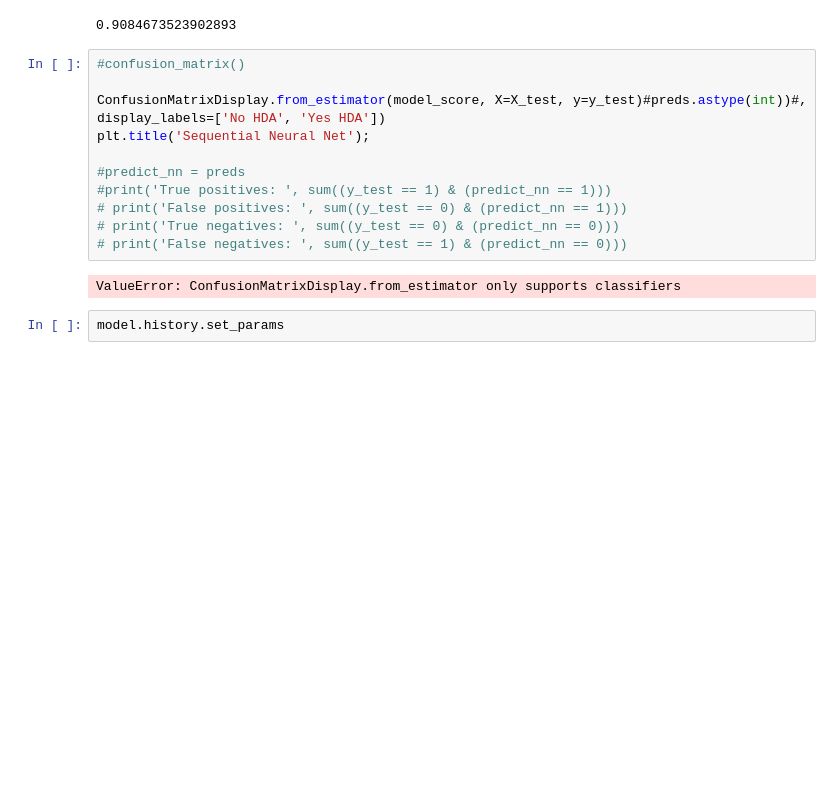
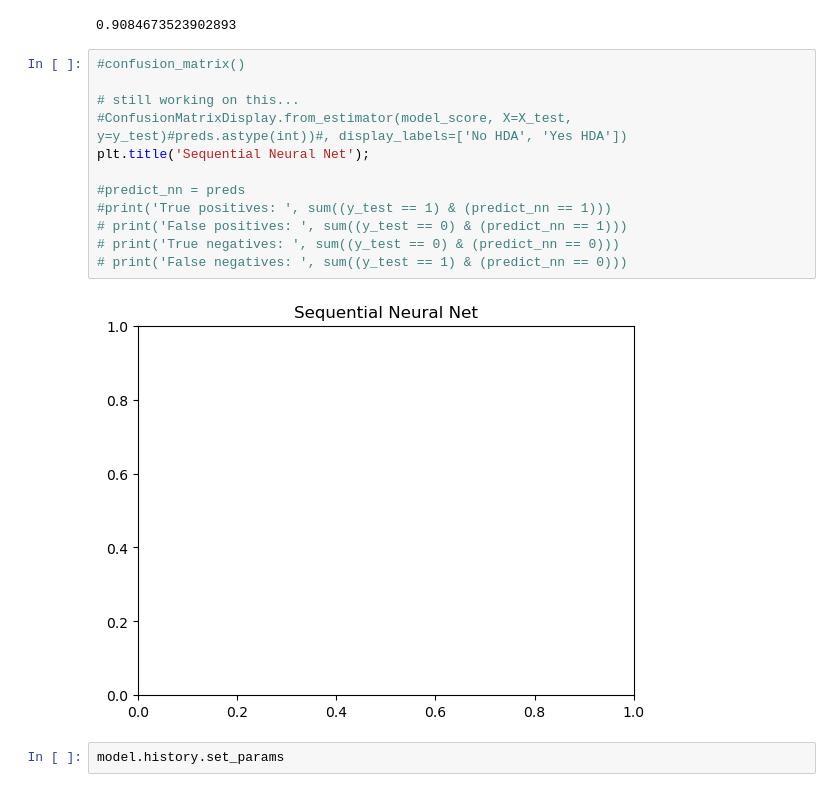
Before and after one commit to ejohnmedina/dsi-project-4, a Jupyter notebook: john-models-recast_df.ipynb, the cells around one changed output. Drawn from its saved outputs; the diff is of its cells as text; blank space fills up the shorter version.

Commit message:
testing nn model and minor updates

```diff
--- a/john-models-recast_df.ipynb
+++ b/john-models-recast_df.ipynb
@@ -331,16 +345,17 @@ model_score[1]
 # %%
 #confusion_matrix()
 
-ConfusionMatrixDisplay.from_estimator(model_score, X=X_test, y=y_test)#preds.astype(int))#, display_labels=['No HDA', 'Yes HDA'])
+# still working on this...
+#ConfusionMatrixDisplay.from_estimator(model_score, X=X_test, y=y_test)#preds.astype(int))#, display_labels=['No HDA', 'Yes HDA'])
 plt.title('Sequential Neural Net');
 
 #predict_nn = preds
 #print('True positives: ', sum((y_test == 1) & (predict_nn == 1)))
 # print('False positives: ', sum((y_test == 0) & (predict_nn == 1)))
 # print('True negatives: ', sum((y_test == 0) & (predict_nn == 0)))
 # print('False negatives: ', sum((y_test == 1) & (predict_nn == 0)))
 # %% [output]
-ValueError: ConfusionMatrixDisplay.from_estimator only supports classifiers
+[figure, added]
 # %%
 model.history.set_params
 # %% [output]
```
Also changed, not shown: parts of 5 cells of this notebook, 1 other file.
